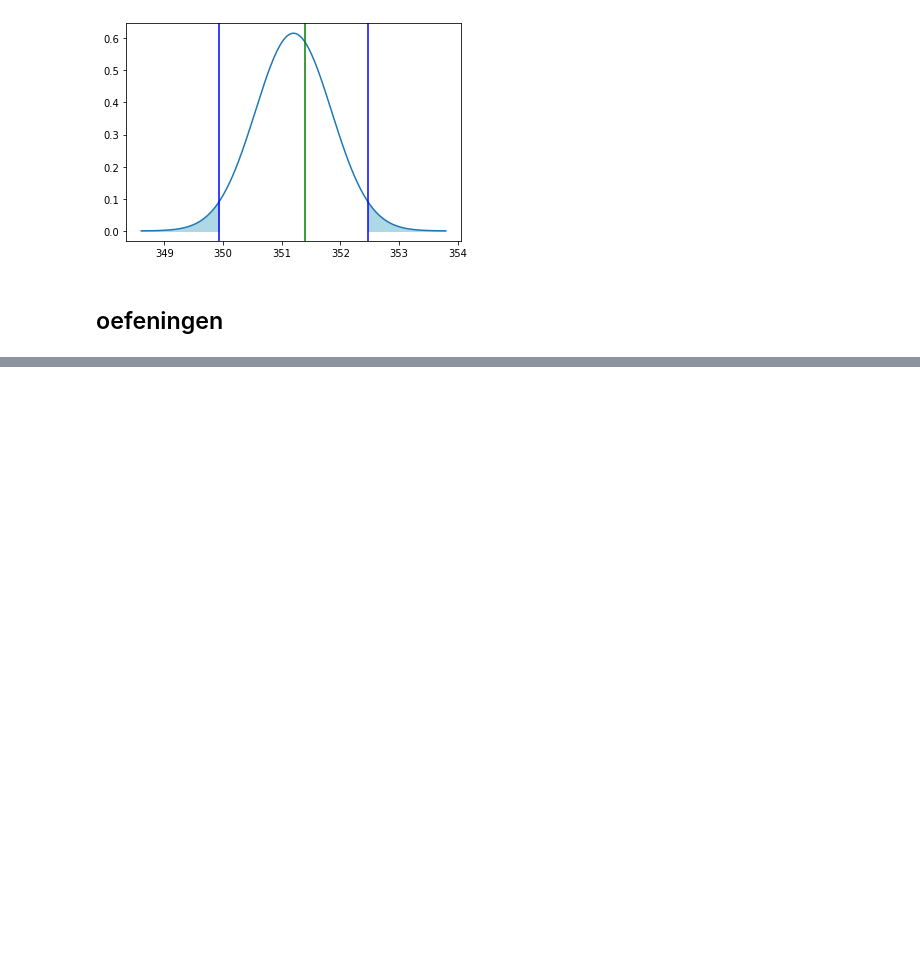
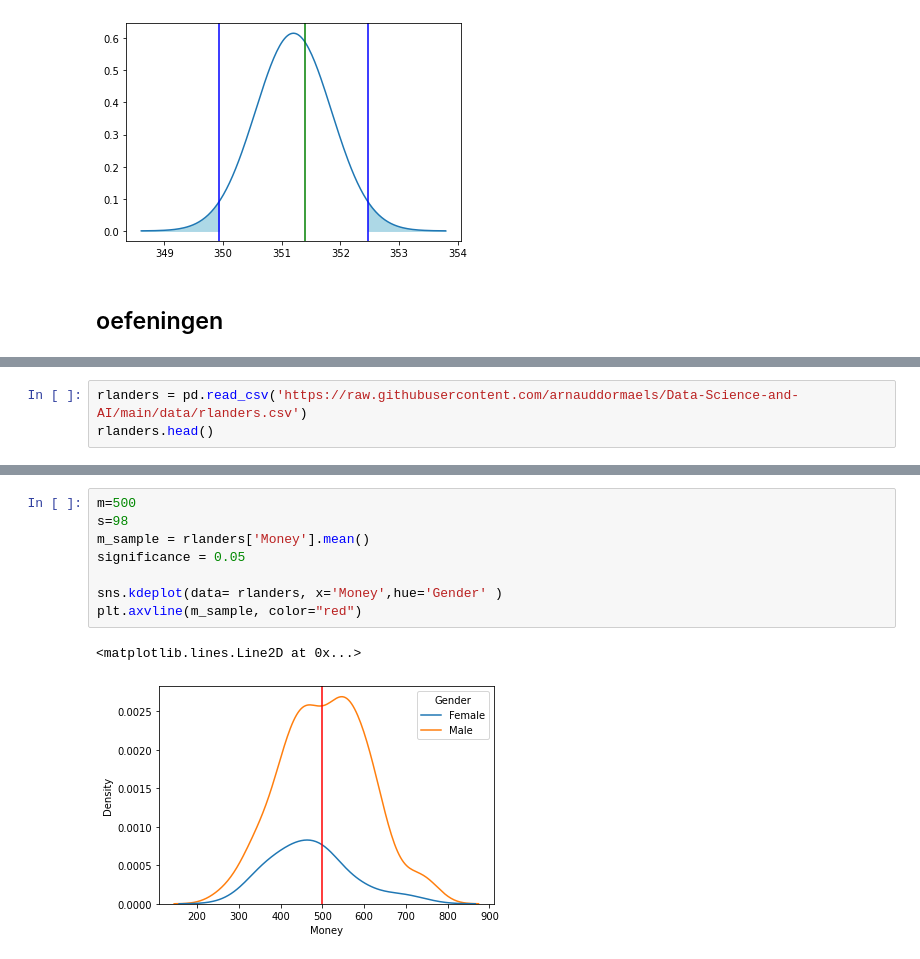
Before and after one commit to arnauddormaels/Data-Science-and-AI, a Jupyter notebook: Solution Labs/Cheat-sheet.ipynb, the cells around one changed output, grey strips where cells are left out. Cells and saved outputs as stored; diff of their text form; blank space fills up the shorter version.

```diff
--- a/Solution Labs/Cheat-sheet.ipynb
+++ b/Solution Labs/Cheat-sheet.ipynb
@@ -675,0 +729,3 @@ p_value: 0.00
+# %%
+rlanders = pd.read_csv('https://raw.githubusercontent.com/arnauddormaels/Data-Science-and-AI/main/data/rlanders.csv')
+rlanders.head()
@@ -675,0 +739,11 @@ p_value: 0.00
+# %%
+m=500
+s=98
+m_sample = rlanders['Money'].mean()
+significance = 0.05
+
+sns.kdeplot(data= rlanders, x='Money',hue='Gender' )
+plt.axvline(m_sample, color="red")
+# %% [output]
+<matplotlib.lines.Line2D at 0x...>
+[figure, added]
```
Also changed, not shown: parts of 18 cells of this notebook.
